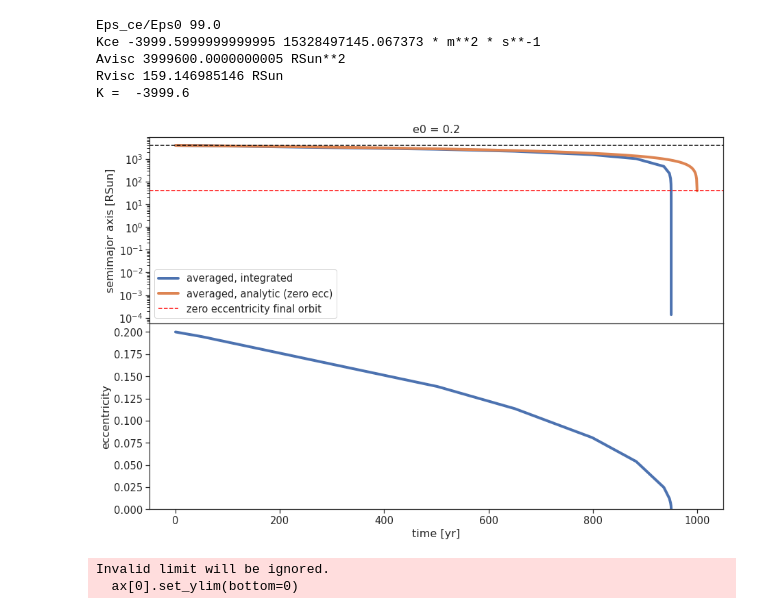
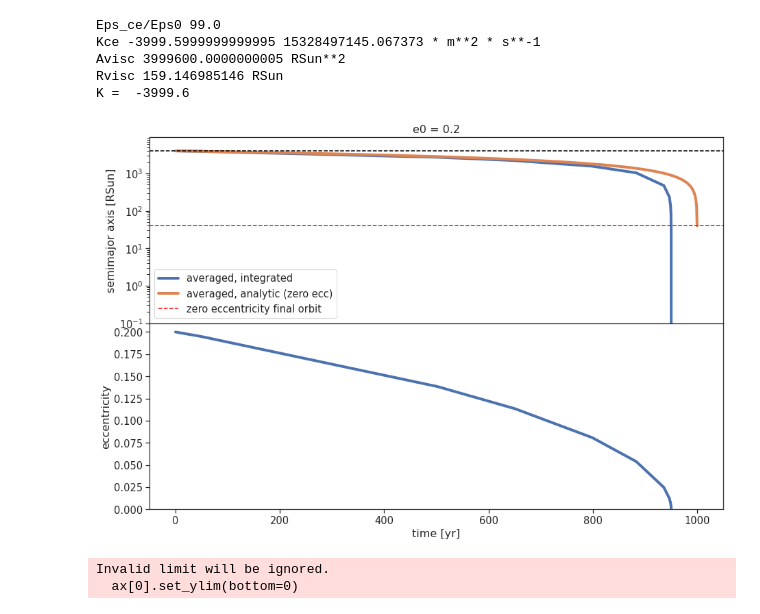
Before and after one commit to spzwart/DynBinEv, a Jupyter notebook: eqs/CE_plots.ipynb, the cells around one changed output. Drawn from its saved outputs; the diff is of its cells as text; code cells hidden in the pictures.

Commit message:
updated plots and scripts

```diff
--- a/eqs/CE_plots.ipynb
+++ b/eqs/CE_plots.ipynb
@@ -109,33 +109,34 @@ K =  -3999.6
 # %%
 from matplotlib import pyplot as plt
 import seaborn as sns
 
 sns.set(font_scale=1.33)
 sns.set_style("ticks")
 
 f, ax = plt.subplots(2, sharex=True, figsize=(15, 10))
 
 ax[0].plot(t, a, lw=4, label="averaged, integrated")
 ax[0].plot(tspan, analytic_a, lw=4, label="averaged, analytic (zero ecc)")
 
 ax[0].set_ylabel("semimajor axis [RSun]")
 ax[0].axhline(a0.value_in(units.RSun), c="black", ls="--")
 ax[0].axhline(a1.value_in(units.RSun), c="red", ls="--", label="zero eccentricity final orbit")
 ax[0].legend()
 ax[0].set_title("e0 = {:g}".format(e0))
 
 ax[0].set_yscale("log")
 ax[1].plot(t, e, lw=4)
 ax[1].set_ylabel("eccentricity")
 ax[1].set_xlabel("time [yr]")
 ax[1].set_ylim(bottom=0)
 
 f.subplots_adjust(hspace=0)
+ax[0].set_ylim(bottom=1e-1)
 
 plt.savefig("averaged_eccentric_integrated_vs_analytic.pdf")
 plt.show()
 # %% [output]
-[figure, old version]
+[figure, new version]
 # %%
 elist = np.arange(0.0, 1, 0.1)
 
```
Also changed, not shown: 9 other files.
